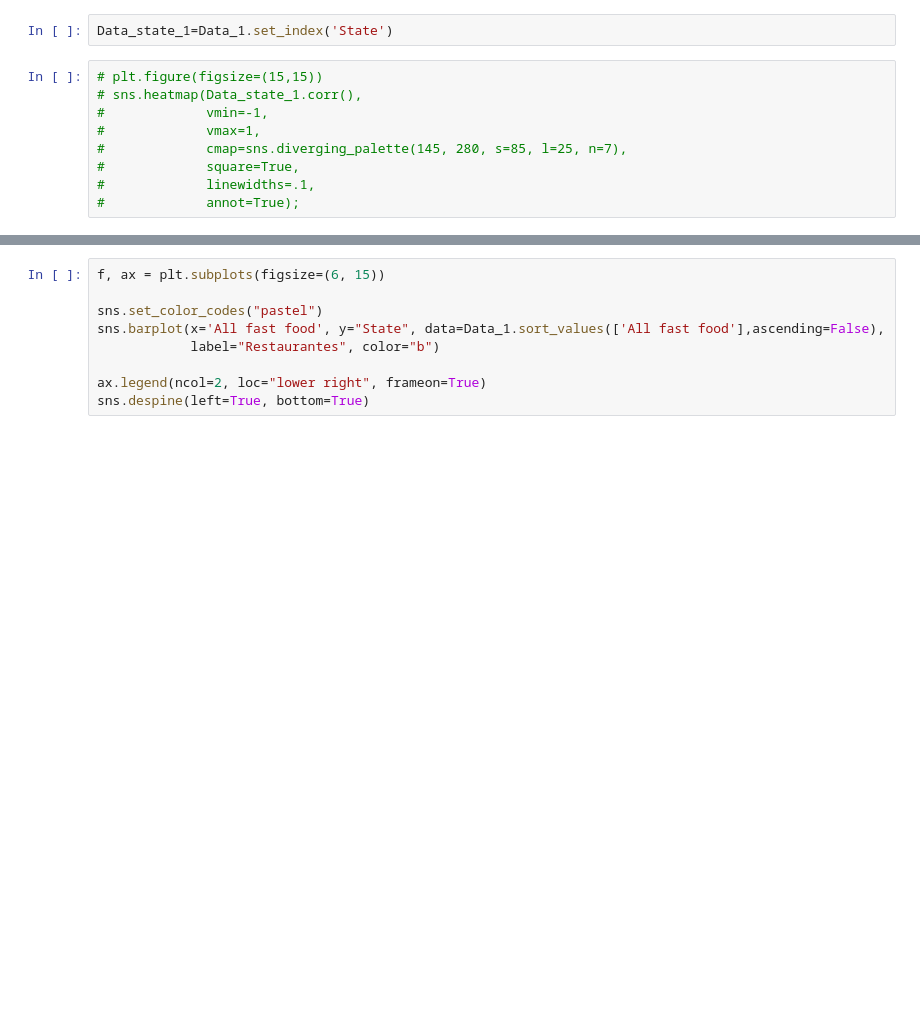
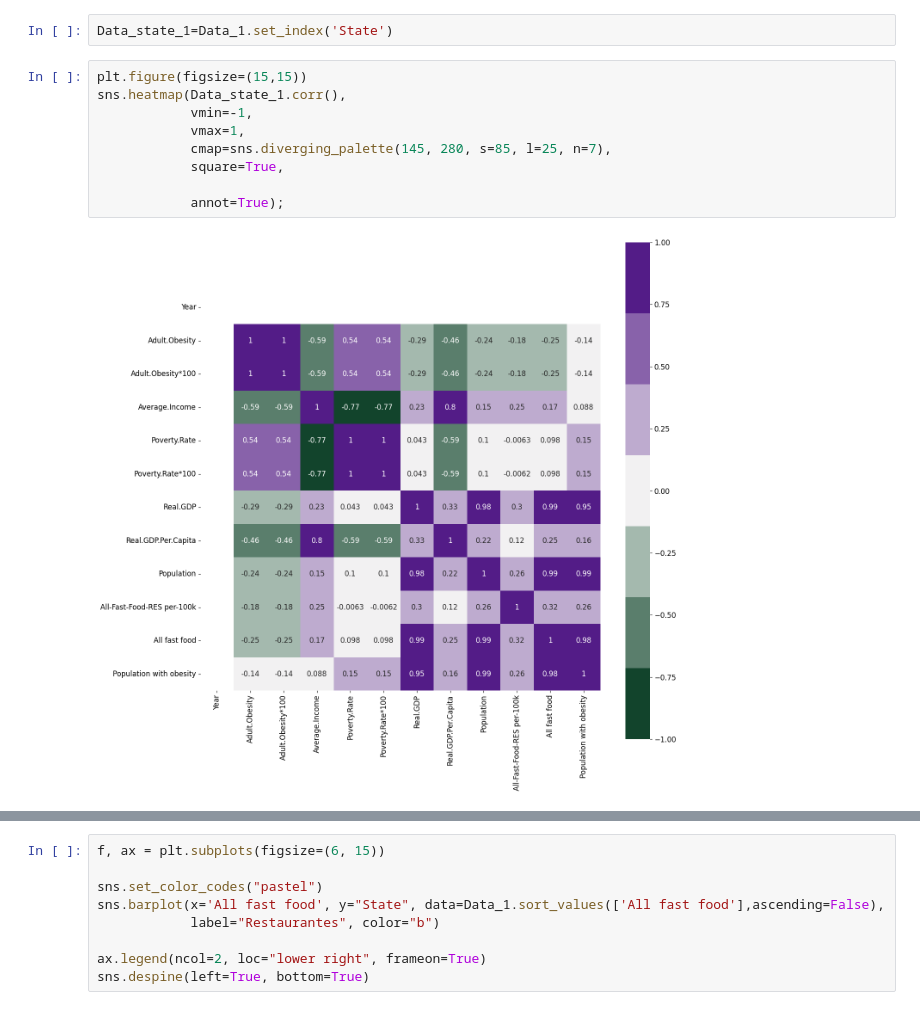
Before and after one commit to NicolasEyzaguirre/EDA-obesidad, a Jupyter notebook: notebook-EDA.ipynb, the cells around one changed output, grey strips where cells are left out. Cells and saved outputs as stored; diff of their text form; blank space fills up the shorter version.

```diff
--- a/notebook-EDA.ipynb
+++ b/notebook-EDA.ipynb
@@ -394,14 +504,16 @@ warnings.filterwarnings('ignore')
 # %%
 Data_state_1=Data_1.set_index('State')
 # %%
-# plt.figure(figsize=(15,15))
-# sns.heatmap(Data_state_1.corr(),
-#             vmin=-1,
-#             vmax=1,
-#             cmap=sns.diverging_palette(145, 280, s=85, l=25, n=7),
-#             square=True,
-#             linewidths=.1,
-#             annot=True);
+plt.figure(figsize=(15,15))
+sns.heatmap(Data_state_1.corr(),
+            vmin=-1,
+            vmax=1,
+            cmap=sns.diverging_palette(145, 280, s=85, l=25, n=7),
+            square=True,
+
+            annot=True);
+# %% [output]
+[figure, added]
 # %%
 f, ax = plt.subplots(figsize=(6, 15))
 
```
Also changed, not shown: parts of 30 cells of this notebook, 1 other file.
